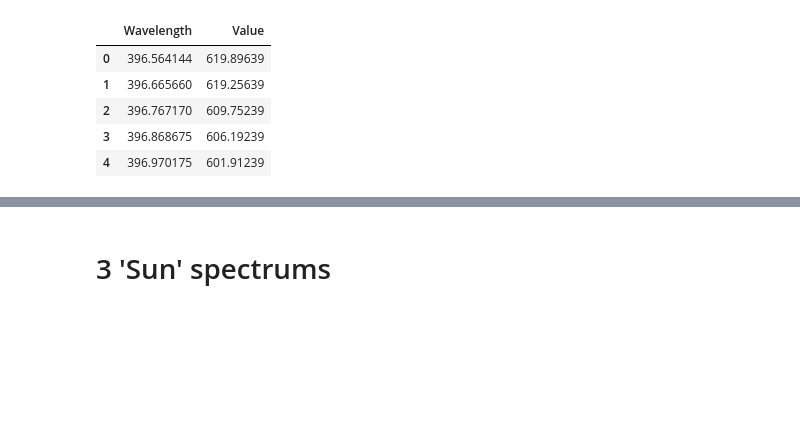
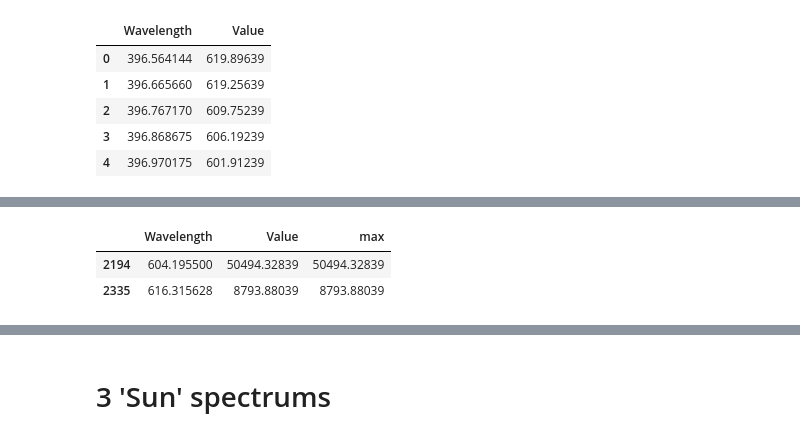
Before and after one commit to f3ss1/HSE-FF, a Jupyter notebook: 5th semester/Optics Practice/Spectrometer code 'n' data/lab3.ipynb, the cells around one changed output, grey strips where cells are left out. Cells and saved outputs as stored; diff of their text form; code cells hidden in the pictures; blank space fills up the shorter version.

```diff
--- a/5th semester/Optics Practice/Spectrometer code 'n' data/lab3.ipynb
+++ b/5th semester/Optics Practice/Spectrometer code 'n' data/lab3.ipynb
@@ -346,2 +348,8 @@ df_assist_b = df_assist.iloc[4:]
+# %%
+df_assist_b
+# %% [output]
+|  | Wavelength | Value | max |
+| 2194 | 604.195500 | 50494.32839 | 50494.32839 |
+| 2335 | 616.315628 | 8793.88039 | 8793.88039 |
 # %%
 plt.figure(figsize=(12, 8))
```
Also changed, not shown: parts of 4 cells of this notebook, 47 other files.
